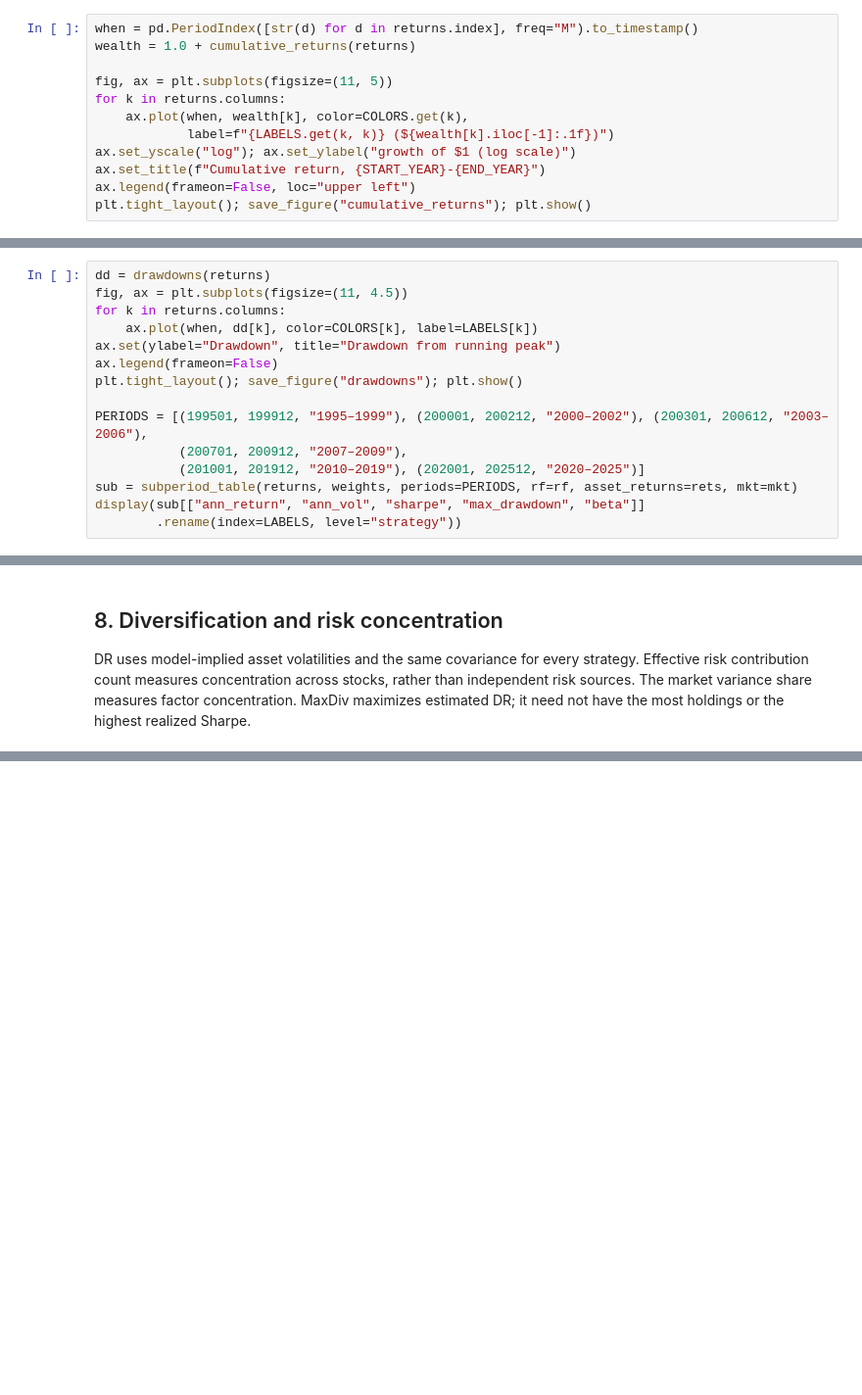
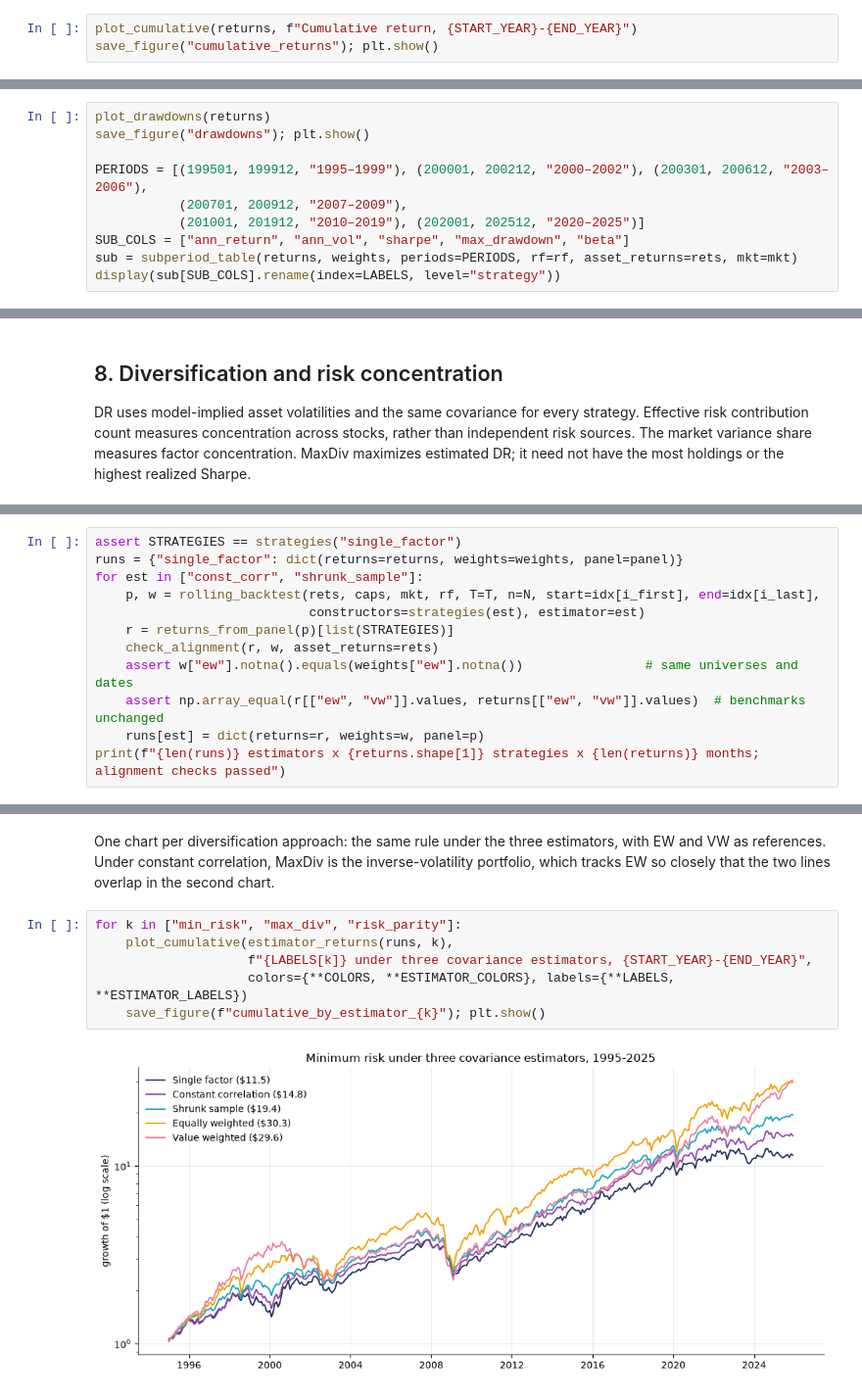
Before and after one commit to Yolandayx929/Fall26-Financial-Optimization-Final-Project, a Jupyter notebook: final/project_demo.ipynb, the cells around one changed output, grey strips where cells are left out. Shown at 98% size. Cells and saved outputs as stored; diff of their text form; blank space fills up the shorter version.

Commit message:
Add constant-correlation and shrunk-sample covariance estimators

```diff
--- a/final/project_demo.ipynb
+++ b/final/project_demo.ipynb
@@ -311,17 +315,8 @@ Exhibit 1-style five-strategy comparison, 1995–2025 (gross of trading costs)
 # %% [markdown]
 ## 6. Cumulative returns
 # %%
-when = pd.PeriodIndex([str(d) for d in returns.index], freq="M").to_timestamp()
-wealth = 1.0 + cumulative_returns(returns)
-
-fig, ax = plt.subplots(figsize=(11, 5))
-for k in returns.columns:
-    ax.plot(when, wealth[k], color=COLORS.get(k),
-            label=f"{LABELS.get(k, k)} (${wealth[k].iloc[-1]:.1f})")
-ax.set_yscale("log"); ax.set_ylabel("growth of $1 (log scale)")
-ax.set_title(f"Cumulative return, {START_YEAR}-{END_YEAR}")
-ax.legend(frameon=False, loc="upper left")
-plt.tight_layout(); save_figure("cumulative_returns"); plt.show()
+plot_cumulative(returns, f"Cumulative return, {START_YEAR}-{END_YEAR}")
+save_figure("cumulative_returns"); plt.show()
 # %% [output]
 [figure]
 # %% [markdown]
@@ -329,20 +324,15 @@ plt.tight_layout(); save_figure("cumulative_returns"); plt.show()
 
 The running peak includes initial wealth of $1. All five portfolios are evaluated over the same subperiods; results are gross of transaction costs.
 # %%
-dd = drawdowns(returns)
-fig, ax = plt.subplots(figsize=(11, 4.5))
-for k in returns.columns:
-    ax.plot(when, dd[k], color=COLORS[k], label=LABELS[k])
-ax.set(ylabel="Drawdown", title="Drawdown from running peak")
-ax.legend(frameon=False)
-plt.tight_layout(); save_figure("drawdowns"); plt.show()
+plot_drawdowns(returns)
+save_figure("drawdowns"); plt.show()
 
 PERIODS = [(199501, 199912, "1995–1999"), (200001, 200212, "2000–2002"), (200301, 200612, "2003–2006"),
            (200701, 200912, "2007–2009"),
            (201001, 201912, "2010–2019"), (202001, 202512, "2020–2025")]
+SUB_COLS = ["ann_return", "ann_vol", "sharpe", "max_drawdown", "beta"]
 sub = subperiod_table(returns, weights, periods=PERIODS, rf=rf, asset_returns=rets, mkt=mkt)
-display(sub[["ann_return", "ann_vol", "sharpe", "max_drawdown", "beta"]]
-        .rename(index=LABELS, level="strategy"))
+display(sub[SUB_COLS].rename(index=LABELS, level="strategy"))
 # %% [output]
 [figure]
 |  |  | ann_return | ann_vol | sharpe | max_drawdown | beta |
@@ -412,0 +443,12 @@ Maximum risk-parity contribution dispersion: 2.46e-14
+# %%
+assert STRATEGIES == strategies("single_factor")
+runs = {"single_factor": dict(returns=returns, weights=weights, panel=panel)}
+for est in ["const_corr", "shrunk_sample"]:
+    p, w = rolling_backtest(rets, caps, mkt, rf, T=T, n=N, start=idx[i_first], end=idx[i_last],
+                            constructors=strategies(est), estimator=est)
+    r = returns_from_panel(p)[list(STRATEGIES)]
+    check_alignment(r, w, asset_returns=rets)
+    assert w["ew"].notna().equals(weights["ew"].notna())                # same universes and dates
+    assert np.array_equal(r[["ew", "vw"]].values, returns[["ew", "vw"]].values)  # benchmarks unchanged
+    runs[est] = dict(returns=r, weights=w, panel=p)
+print(f"{len(runs)} estimators x {returns.shape[1]} strategies x {len(returns)} months; alignment checks passed")
@@ -412,0 +481,12 @@ Maximum risk-parity contribution dispersion: 2.46e-14
+# %% [markdown]
+One chart per diversification approach: the same rule under the three estimators, with EW and VW as
+references. Under constant correlation, MaxDiv is the inverse-volatility portfolio, which tracks EW so
+closely that the two lines overlap in the second chart.
+# %%
+for k in ["min_risk", "max_div", "risk_parity"]:
+    plot_cumulative(estimator_returns(runs, k),
+                    f"{LABELS[k]} under three covariance estimators, {START_YEAR}-{END_YEAR}",
+                    colors={**COLORS, **ESTIMATOR_COLORS}, labels={**LABELS, **ESTIMATOR_LABELS})
+    save_figure(f"cumulative_by_estimator_{k}"); plt.show()
+# %% [output]
+[figure, added]
```
Also changed, not shown: parts of 34 cells of this notebook, 27 other files.
